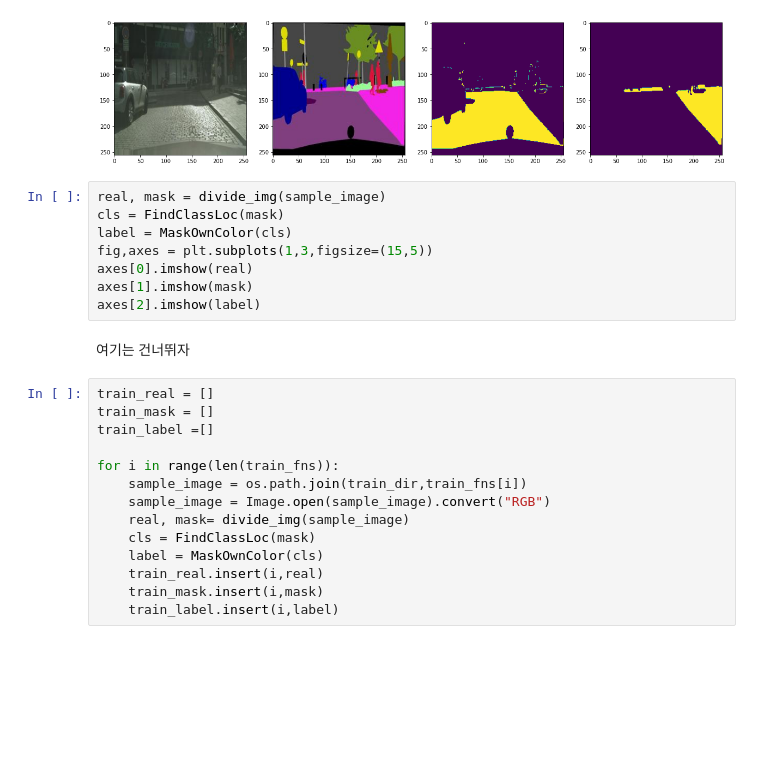
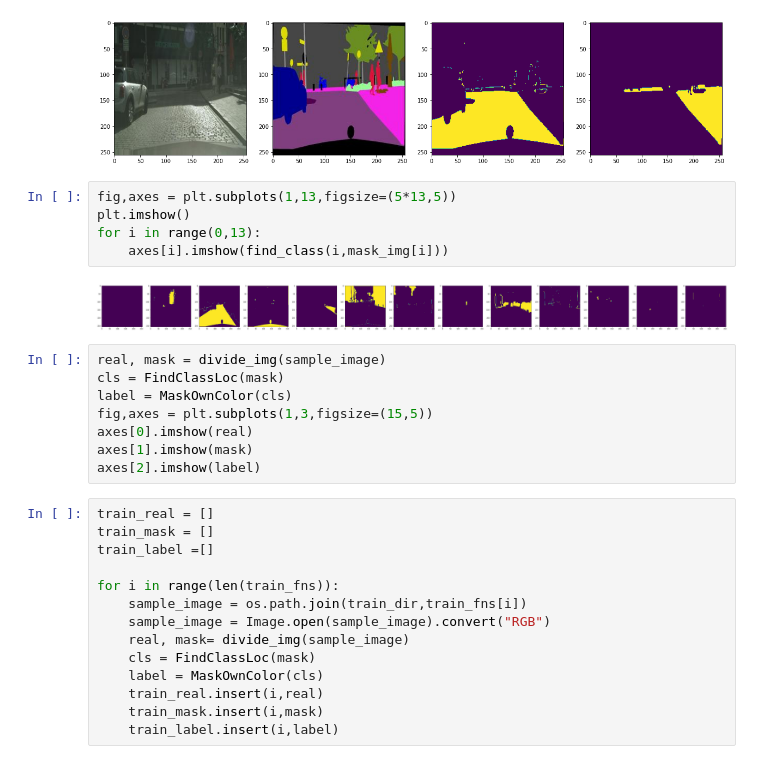
Before and after one commit to taegukang35/kmeans_segmentation, a Jupyter notebook: semanticseg.ipynb, the cells around one changed output. Cells and saved outputs as stored; diff of their text form; blank space fills up the shorter version.

```diff
--- a/semanticseg.ipynb
+++ b/semanticseg.ipynb
@@ -142,6 +142,13 @@ axes[3].imshow(find_class(4,mask_img[i]))
 # %% [output]
 <matplotlib.image.AxesImage at 0x...>
 [figure]
+# %%
+fig,axes = plt.subplots(1,13,figsize=(5*13,5))
+plt.imshow()
+for i in range(0,13):
+    axes[i].imshow(find_class(i,mask_img[i]))
+# %% [output]
+[figure, added]
 # %%
 real, mask = divide_img(sample_image)
 cls = FindClassLoc(mask)
@@ -150,8 +157,6 @@ fig,axes = plt.subplots(1,3,figsize=(15,5))
 axes[0].imshow(real)
 axes[1].imshow(mask)
 axes[2].imshow(label)
-# %% [markdown]
-여기는 건너뛰자
 # %%
 train_real = []
 train_mask = []
```
Also changed, not shown: parts of 2 cells of this notebook.
